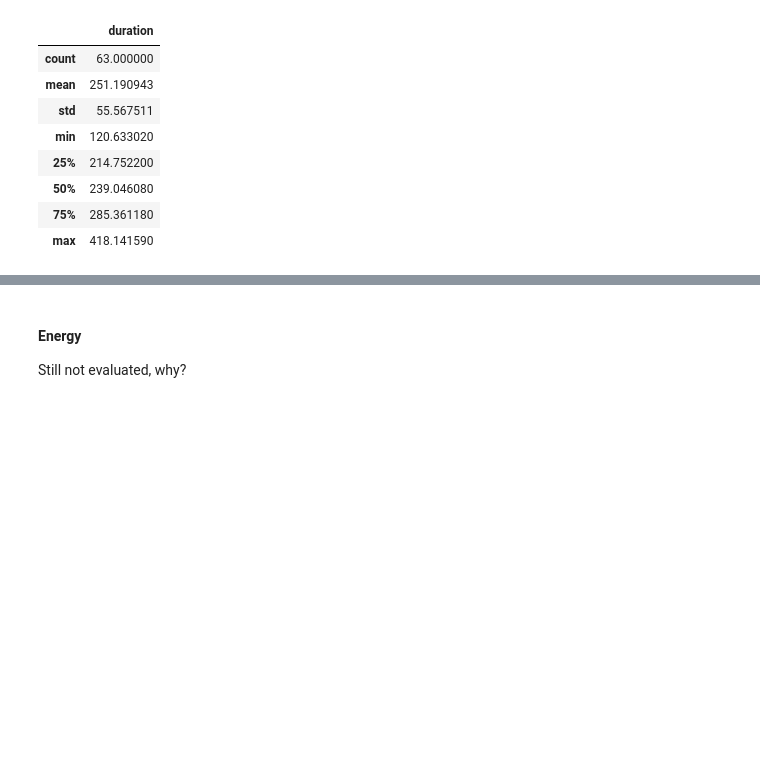
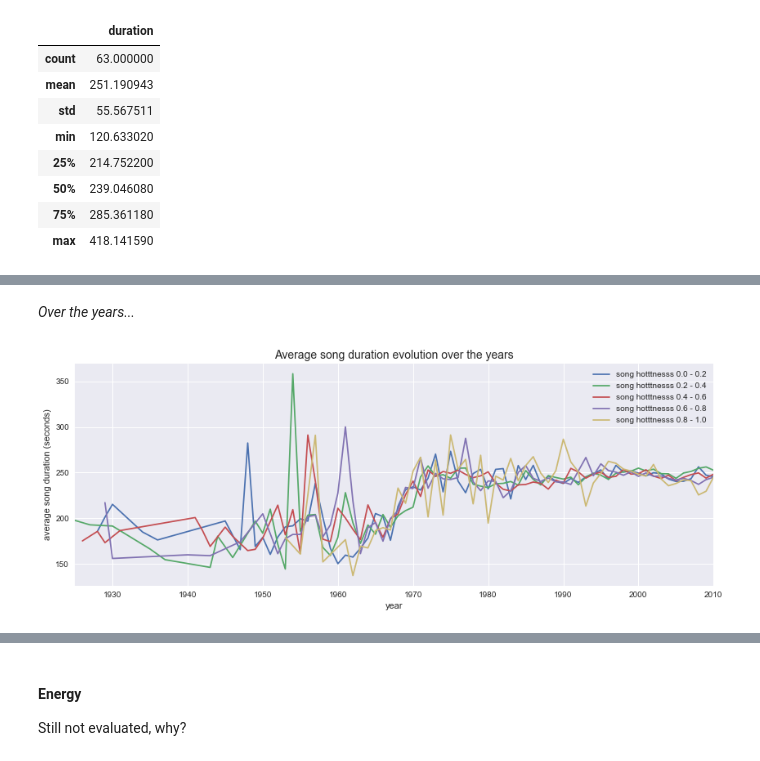
Before and after one commit to Piloumpicou/ADA-Unexpected-Match, a Jupyter notebook: project/MSD_subset.ipynb, the cells around one changed output, grey strips where cells are left out. Drawn from its saved outputs; the diff is of its cells as text; code cells hidden in the pictures; blank space fills up the shorter version.

Commit message:
update song duration analysis

```diff
--- a/project/MSD_subset.ipynb
+++ b/project/MSD_subset.ipynb
@@ -1942,0 +1941,23 @@ Conclusion:
+# %% [markdown]
+*Over the years...*
+# %%
+#threshold = 0.8
+#ax = data[data['song hotttnesss'] >= threshold].groupby('year')['duration'].min().plot(figsize=(14,5))
+#data[data['song hotttnesss'] >= threshold].groupby('year')['duration'].max().plot()
+
+step = 0.2
+thresholds = np.arange(0.0, 1.0, step)
+
+for threshold in thresholds:
+    ax = data[(data['song hotttnesss'] >= threshold)
+              & (data['song hotttnesss'] < threshold + step if threshold < 0.8 else data['song hotttnesss'] <= threshold + step)
+              & (data['year'] < 2011)].groupby('year')['duration'].mean().plot(figsize=(14,5))
+# we exclude songs with the 'year' 2011, because there are too few of them (and then the plot is not so pretty)
+
+ax.set_title('Average song duration evolution over the years', fontsize=14)
+ax.set_xlabel('year')
+ax.set_ylabel('average song duration (seconds)')
+#ax.legend(labels=['mininum', 'maximum', 'average']);
+ax.legend(labels=['song hotttnesss ' + str(t) + ' - ' + str(t+step) for t in thresholds]);
+# %% [output]
+[figure, added]
```
Also changed, not shown: parts of 4 cells of this notebook.
